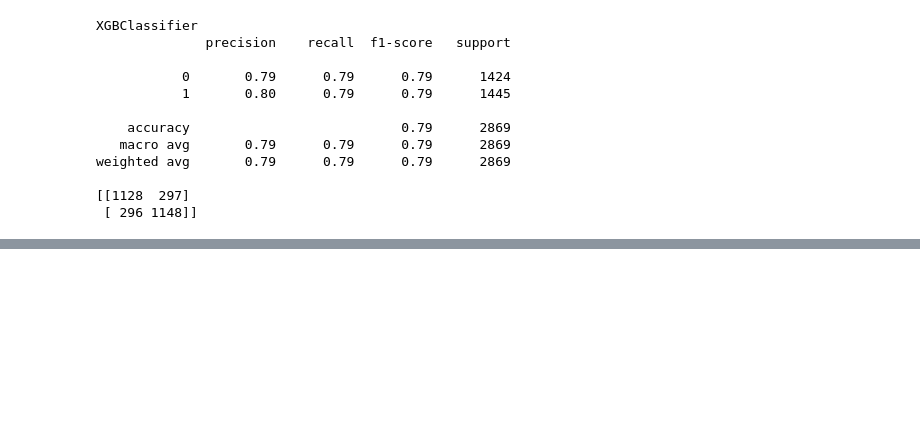
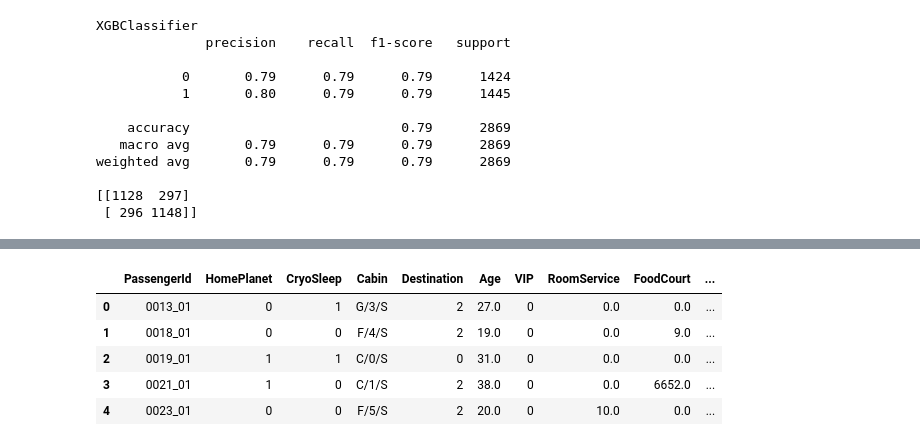
Before and after one commit to Tohbey/Data_Science_Tasks, a Jupyter notebook: Classification Task/Spaceship Titanic/Spaceship_Titanic_classification.ipynb, the cells around one changed output, grey strips where cells are left out. Drawn from its saved outputs; the diff is of its cells as text; code cells hidden in the pictures; blank space fills up the shorter version.

```diff
--- a/Classification Task/Spaceship Titanic/Spaceship_Titanic_classification.ipynb
+++ b/Classification Task/Spaceship Titanic/Spaceship_Titanic_classification.ipynb
@@ -624,0 +677,17 @@ evaluation_df_task_2.head()
+# %%
+from sklearn import preprocessing
+
+ordinal_category = ['HomePlanet', 'Destination', 'VIP', 'CryoSleep','DeckName', 'DeckSide']
+label_encoding = preprocessing.LabelEncoder()
+
+for col in ordinal_category:
+  spaceship_titanic_test[col] = label_encoding.fit_transform(spaceship_titanic_test[col])
+
+spaceship_titanic_test.head()
+# %% [output]
+|  | PassengerId | HomePlanet | CryoSleep | Cabin | Destination | Age | VIP | RoomService | FoodCourt | ... |
+| 0 | 0013_01 | 0 | 1 | G/3/S | 2 | 27.0 | 0 | 0.0 | 0.0 | ... |
+| 1 | 0018_01 | 0 | 0 | F/4/S | 2 | 19.0 | 0 | 0.0 | 9.0 | ... |
+| 2 | 0019_01 | 1 | 1 | C/0/S | 0 | 31.0 | 0 | 0.0 | 0.0 | ... |
+| 3 | 0021_01 | 1 | 0 | C/1/S | 2 | 38.0 | 0 | 0.0 | 6652.0 | ... |
+| 4 | 0023_01 | 0 | 0 | F/5/S | 2 | 20.0 | 0 | 10.0 | 0.0 | ... |
```
Also changed, not shown: parts of 24 cells of this notebook.
